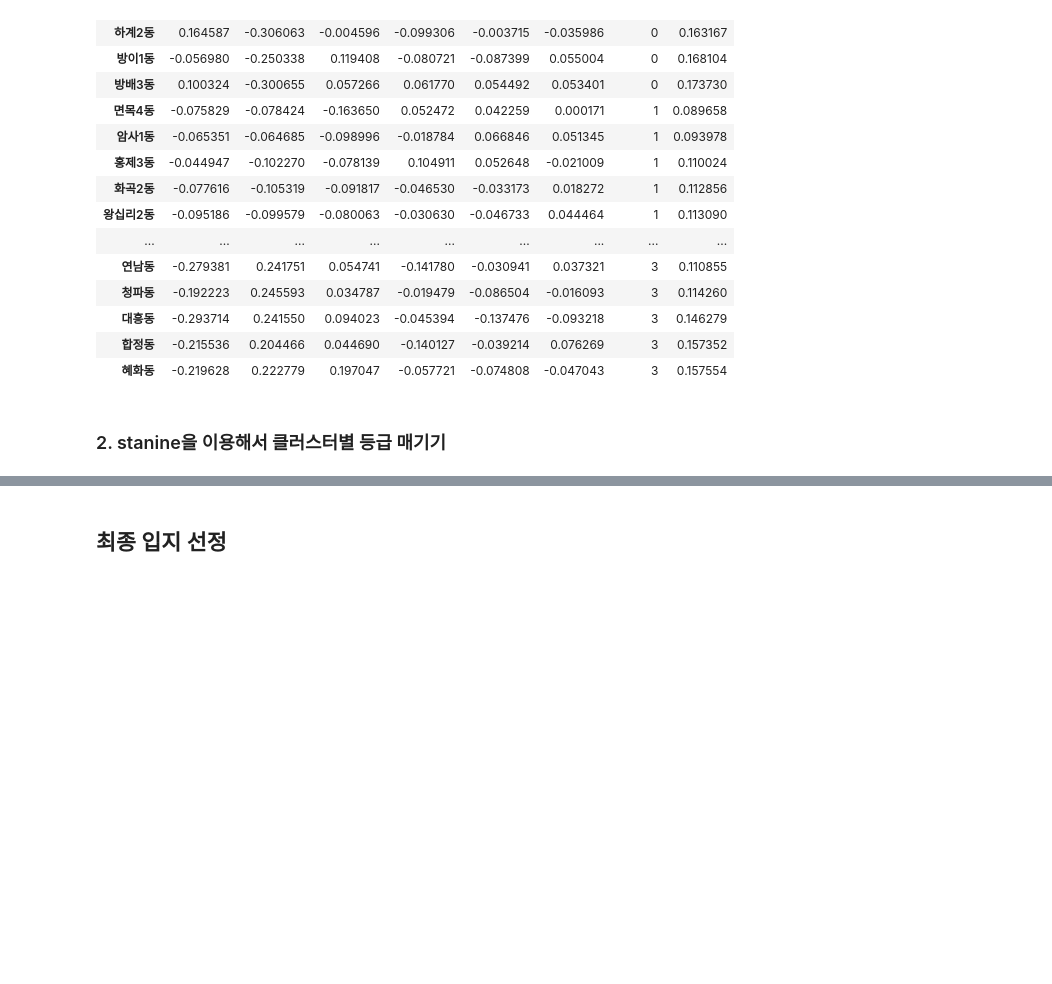
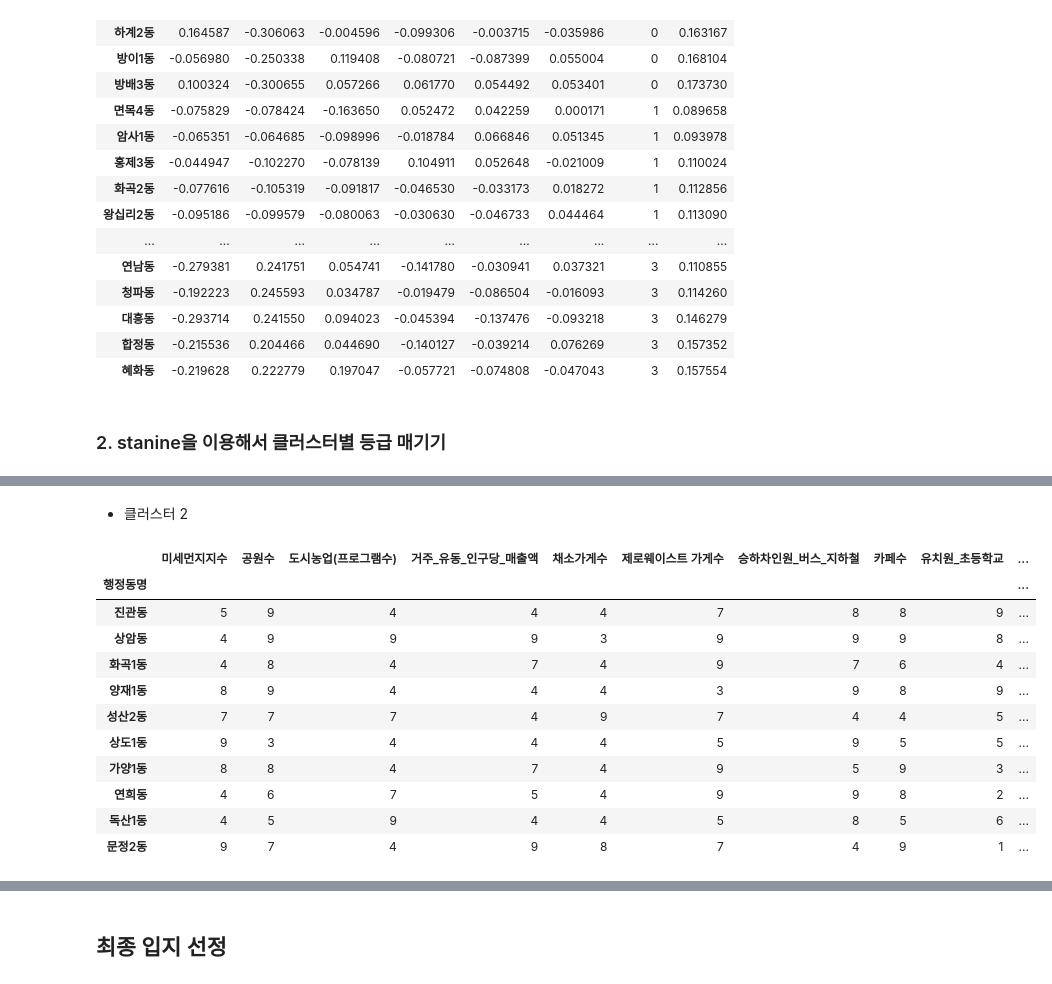
Before and after one commit to sesac-2023/Final_PJT_3V, a Jupyter notebook: modeling/optimal_location.ipynb, the cells around one changed output, grey strips where cells are left out. Saved outputs shown, nothing was run; the diff lists cells and outputs as text; code cells hidden in the pictures; blank space fills up the shorter version.

```diff
--- a/modeling/optimal_location.ipynb
+++ b/modeling/optimal_location.ipynb
@@ -72,0 +179,52 @@ original_df = pd.read_csv('./data/final_data_after_winsorization_with_selected_f
+# %% [markdown]
+- 클러스터 2
+# %%
+scaled_data2 = StandardScaler().fit_transform(cluster_2)
+data_scale2=pd.DataFrame(data=scaled_data2, columns=cluster_2.columns, index=cluster_2.index)
+# %%
+def stanine2(z):
+    s = (2.5 * z + 5.5).astype(int)
+    s[s < 1] = 1
+    s[s > 9] = 9
+    return s
+
+def stanine2_1(z):
+    s = (4 * z + 6.3).astype(int)
+    s[s < 1] = 1
+    s[s > 9] = 9
+    return s
+
+stanine2=stanine2(data_scale2)
+stanine2['미세먼지지수']=stanine2_1(data_scale2['미세먼지지수'])
+# %%
+def stanine2(z):
+    s = (2.5 * z + 5.5).astype(int)
+    s[s < 1] = 1
+    s[s > 9] = 9
+    return s
+
+def stanine2_1(z):
+    s = (4 * z + 6.3).astype(int)
+    s[s < 1] = 1
+    s[s > 9] = 9
+    return s
+
+stanine2=stanine2(data_scale2)
+stanine2['미세먼지지수']=stanine2_1(data_scale2['미세먼지지수'])
+# %%
+stanine2['등급합']=stanine2['미세먼지지수']+ stanine2['공원수']+stanine2['도시농업(프로그램수)']+stanine2['거주_유동_인구당_매출액']+stanine2['채소가게수']+stanine2['제로웨이스트 가게수']+stanine2['승하차인원_버스_지하철']+stanine2['카페수']+stanine2['유치원_초등학교']+stanine2['인구수']+stanine2['총_10대']+stanine2['총_20_30대']+stanine2['총_60대이상']+stanine2['1인세대']
+# %%
+stanine2.sort_values('등급합', ascending=False).head(10)
+# %% [output]
+|  | 미세먼지지수 | 공원수 | 도시농업(프로그램수) | 거주_유동_인구당_매출액 | 채소가게수 | 제로웨이스트 가게수 | 승하차인원_버스_지하철 | 카페수 | 유치원_초등학교 | ... |
+| 행정동명 |  |  |  |  |  |  |  |  |  | ... |
+| 진관동 | 5 | 9 | 4 | 4 | 4 | 7 | 8 | 8 | 9 | ... |
+| 상암동 | 4 | 9 | 9 | 9 | 3 | 9 | 9 | 9 | 8 | ... |
+| 화곡1동 | 4 | 8 | 4 | 7 | 4 | 9 | 7 | 6 | 4 | ... |
+| 양재1동 | 8 | 9 | 4 | 4 | 4 | 3 | 9 | 8 | 9 | ... |
+| 성산2동 | 7 | 7 | 7 | 4 | 9 | 7 | 4 | 4 | 5 | ... |
+| 상도1동 | 9 | 3 | 4 | 4 | 4 | 5 | 9 | 5 | 5 | ... |
+| 가양1동 | 8 | 8 | 4 | 7 | 4 | 9 | 5 | 9 | 3 | ... |
+| 연희동 | 4 | 6 | 7 | 5 | 4 | 9 | 9 | 8 | 2 | ... |
+| 독산1동 | 4 | 5 | 9 | 4 | 4 | 5 | 8 | 5 | 6 | ... |
+| 문정2동 | 9 | 7 | 4 | 9 | 8 | 7 | 4 | 9 | 1 | ... |
```
Also changed, not shown: parts of 22 cells of this notebook.
